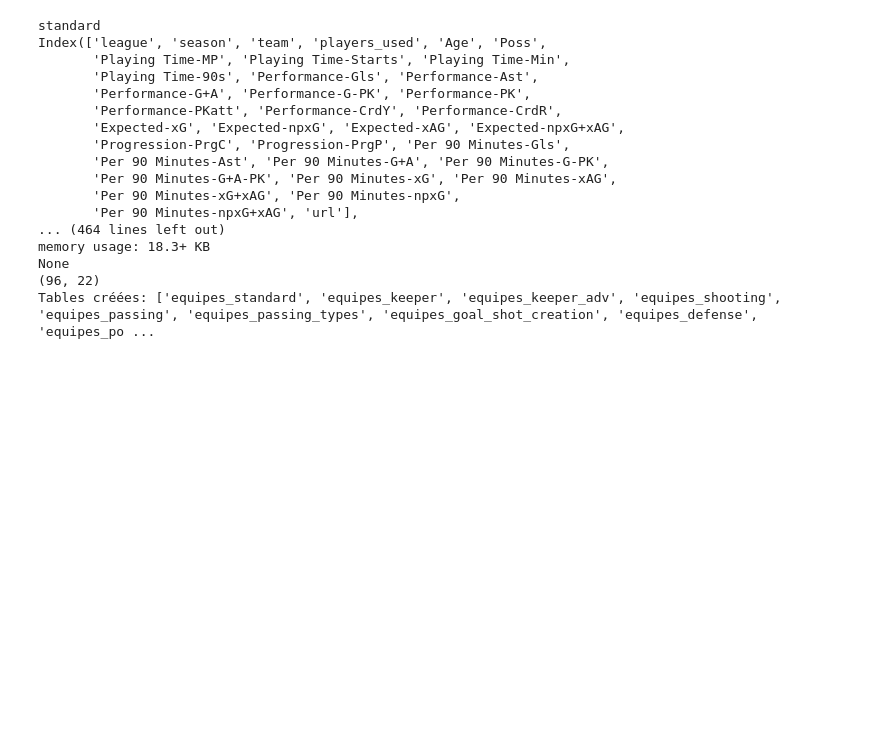
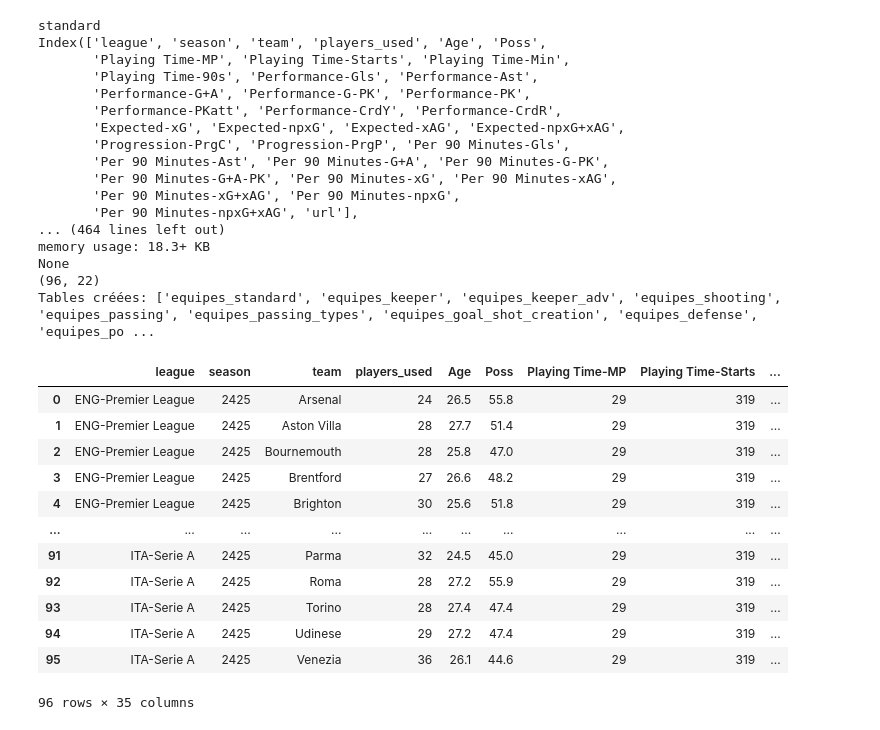
Before and after one commit to konehassan92/football, a Jupyter notebook: bdd_foot.ipynb, the cells around one changed output. Cells and saved outputs as stored; diff of their text form; code cells hidden in the pictures; blank space fills up the shorter version.

```diff
--- a/bdd_foot.ipynb
+++ b/bdd_foot.ipynb
@@ -253,6 +141,22 @@ memory usage: 18.3+ KB
 None
 (96, 22)
 Tables créées: ['equipes_standard', 'equipes_keeper', 'equipes_keeper_adv', 'equipes_shooting', 'equipes_passing', 'equipes_passing_types', 'equipes_goal_shot_creation', 'equipes_defense', 'equipes_po ...
+# %%
+equipes_standard
+# %% [output]
+|  | league | season | team | players_used | Age | Poss | Playing Time-MP | Playing Time-Starts | ... |
+| 0 | ENG-Premier League | 2425 | Arsenal | 24 | 26.5 | 55.8 | 29 | 319 | ... |
+| 1 | ENG-Premier League | 2425 | Aston Villa | 28 | 27.7 | 51.4 | 29 | 319 | ... |
+| 2 | ENG-Premier League | 2425 | Bournemouth | 28 | 25.8 | 47.0 | 29 | 319 | ... |
+| 3 | ENG-Premier League | 2425 | Brentford | 27 | 26.6 | 48.2 | 29 | 319 | ... |
+| 4 | ENG-Premier League | 2425 | Brighton | 30 | 25.6 | 51.8 | 29 | 319 | ... |
+| ... | ... | ... | ... | ... | ... | ... | ... | ... | ... |
+| 91 | ITA-Serie A | 2425 | Parma | 32 | 24.5 | 45.0 | 29 | 319 | ... |
+| 92 | ITA-Serie A | 2425 | Roma | 28 | 27.2 | 55.9 | 29 | 319 | ... |
+| 93 | ITA-Serie A | 2425 | Torino | 28 | 27.4 | 47.4 | 29 | 319 | ... |
+| 94 | ITA-Serie A | 2425 | Udinese | 29 | 27.2 | 47.4 | 29 | 319 | ... |
+| 95 | ITA-Serie A | 2425 | Venezia | 36 | 26.1 | 44.6 | 29 | 319 | ... |
+96 rows × 35 columns
 # %%
 import nbformat
 from nbconvert import PythonExporter
```
Also changed, not shown: parts of 2 cells of this notebook.
